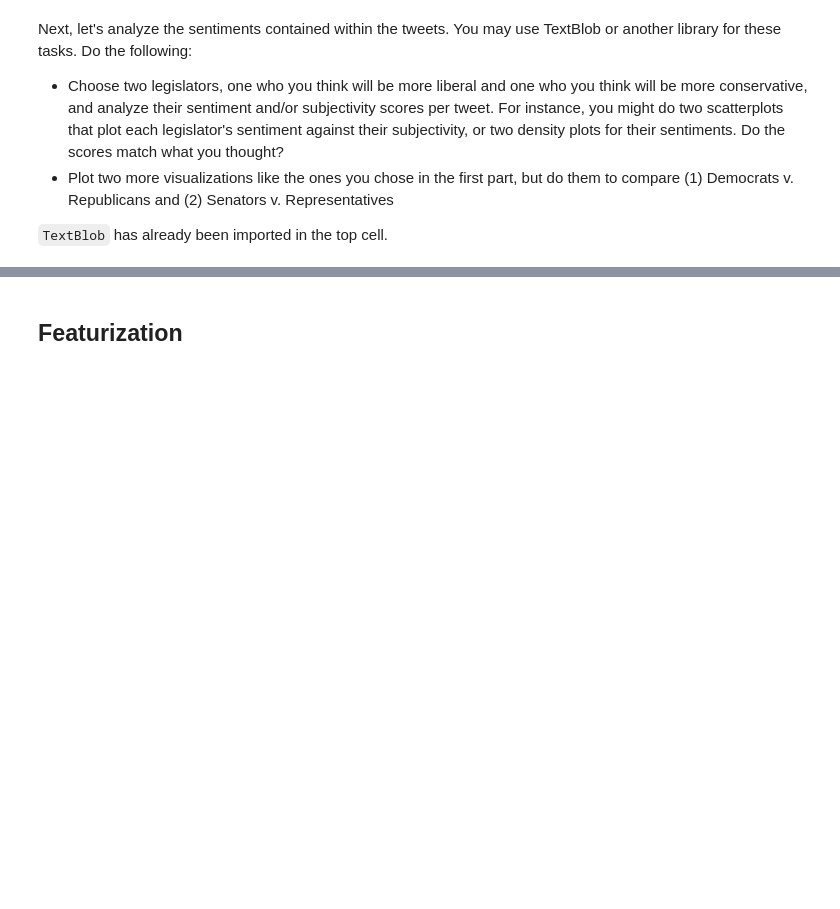
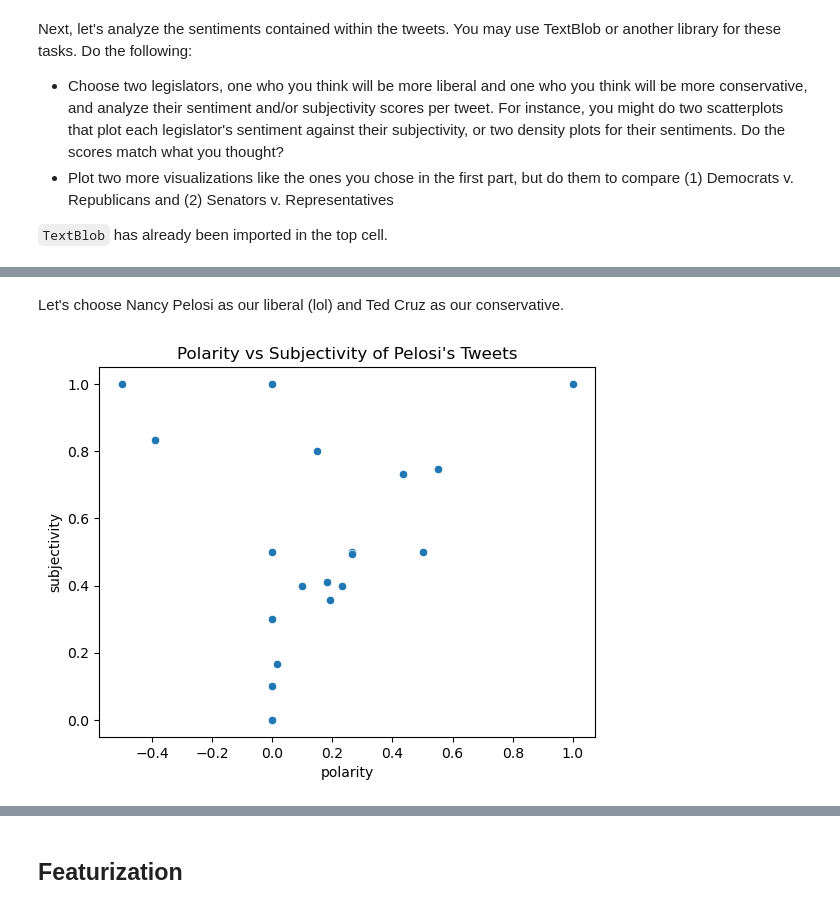
Before and after one commit to taylorgaldi/Computational-Social-Science-Projects, a Jupyter notebook: Project 5/Taylor Updates Project 5 Student.ipynb, the cells around one changed output, grey strips where cells are left out. Saved outputs shown, nothing was run; the diff lists cells and outputs as text; code cells hidden in the pictures; blank space fills up the shorter version.

```diff
--- a/Project 5/Taylor Updates Project 5 Student.ipynb
+++ b/Project 5/Taylor Updates Project 5 Student.ipynb
@@ -449,0 +469,17 @@ Ellipsis
+# %%
+# create a feature column of sentiment polarity and subjectivity
+# ----------
+# create the "tokens" column again
+congress_tweets['tokens'] = congress_tweets['text'].map(lambda x: rem_punc_stop(x))
+
+# Join the tokens into a single string before applying TextBlob
+congress_tweets['tokens'] = congress_tweets['tokens'].map(lambda tokens: ' '.join(tokens))
+
+# create the "polarity" column
+congress_tweets['polarity'] = congress_tweets['tokens'].map(lambda text: TextBlob(text).sentiment.polarity)
+
+# create the "subjectivity" column again
+congress_tweets['subjectivity'] = congress_tweets['tokens'].map(lambda text: TextBlob(text).sentiment.subjectivity)
+
+# view
+congress_tweets.head()
@@ -449,0 +528,13 @@ Ellipsis
+# %% [markdown]
+Let's choose Nancy Pelosi as our liberal (lol) and Ted Cruz as our conservative.
+# %%
+pelositweets = congress_tweets[congress_tweets['name_wikipedia'] == 'Nancy Pelosi']
+pelositweets = pd.DataFrame(pelositweets)
+cruztweets = congress_tweets[congress_tweets['name_wikipedia'] == 'Ted Cruz']
+cruztweets = pd.DataFrame(cruztweets)
+# %%
+sns.scatterplot(data=pelositweets, x="polarity", y="subjectivity")
+plt.title("Polarity vs Subjectivity of Pelosi's Tweets")
+plt.show()
+# %% [output]
+[figure, added]
```
Also changed, not shown: parts of 30 cells of this notebook, 1 other file.
